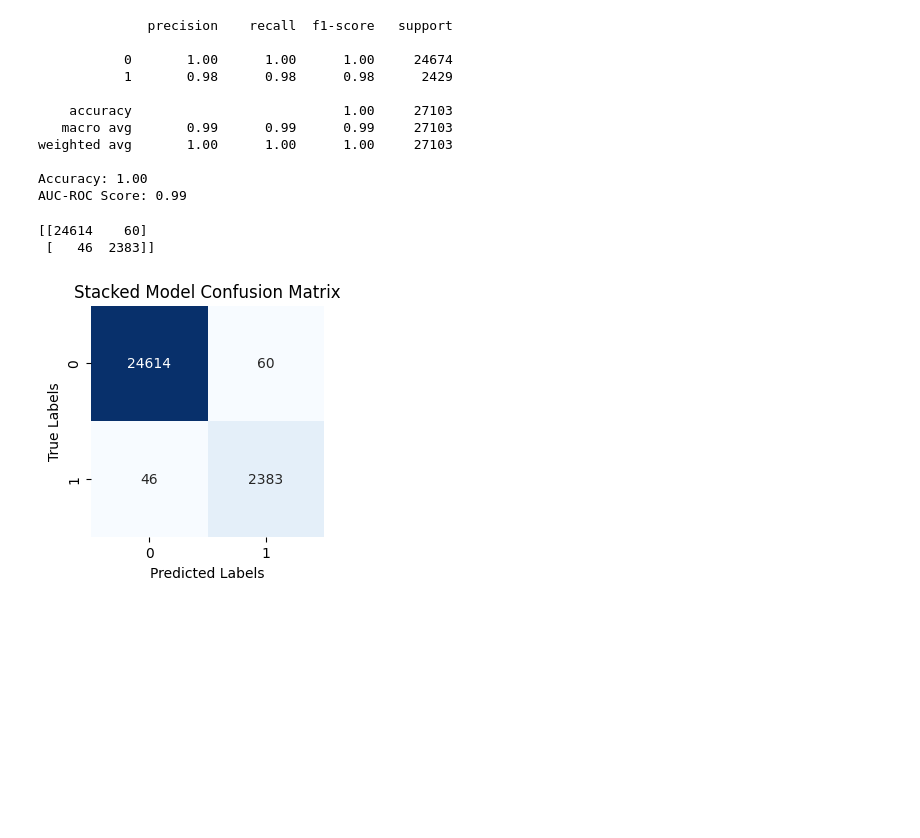
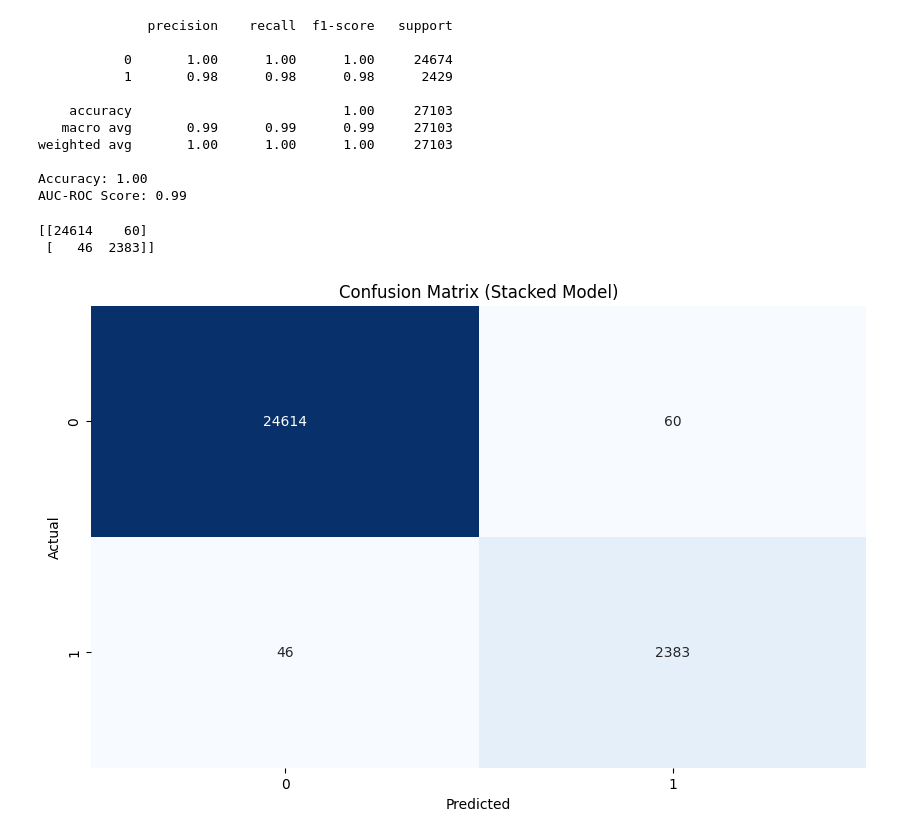
Before and after one commit to 5cminsuhlim/DSAN6700Proj, a Jupyter notebook: proj2.ipynb, the cells around one changed output. Drawn from its saved outputs; the diff is of its cells as text; code cells hidden in the pictures; blank space fills up the shorter version.

```diff
--- a/proj2.ipynb
+++ b/proj2.ipynb
@@ -382,13 +382,13 @@ AUC-ROC Score: 0.99
 # %%
 conf_matrix = confusion_matrix(y_test, predictions['predictions'])
 print(conf_matrix)
-plt.figure(figsize=(3, 3))
+plt.figure(figsize=(10, 6))
 sns.heatmap(conf_matrix, annot=True, fmt="d", cmap="Blues", cbar=False)
-plt.xlabel("Predicted Labels")
-plt.ylabel("True Labels")
-plt.title("Stacked Model Confusion Matrix")
+plt.xlabel("Predicted")
+plt.ylabel("Actual")
+plt.title("Confusion Matrix (Stacked Model)")
 plt.show();
 # %% [output]
 [[24614    60]
  [   46  2383]]
-[figure, old version]
+[figure, new version]
```
